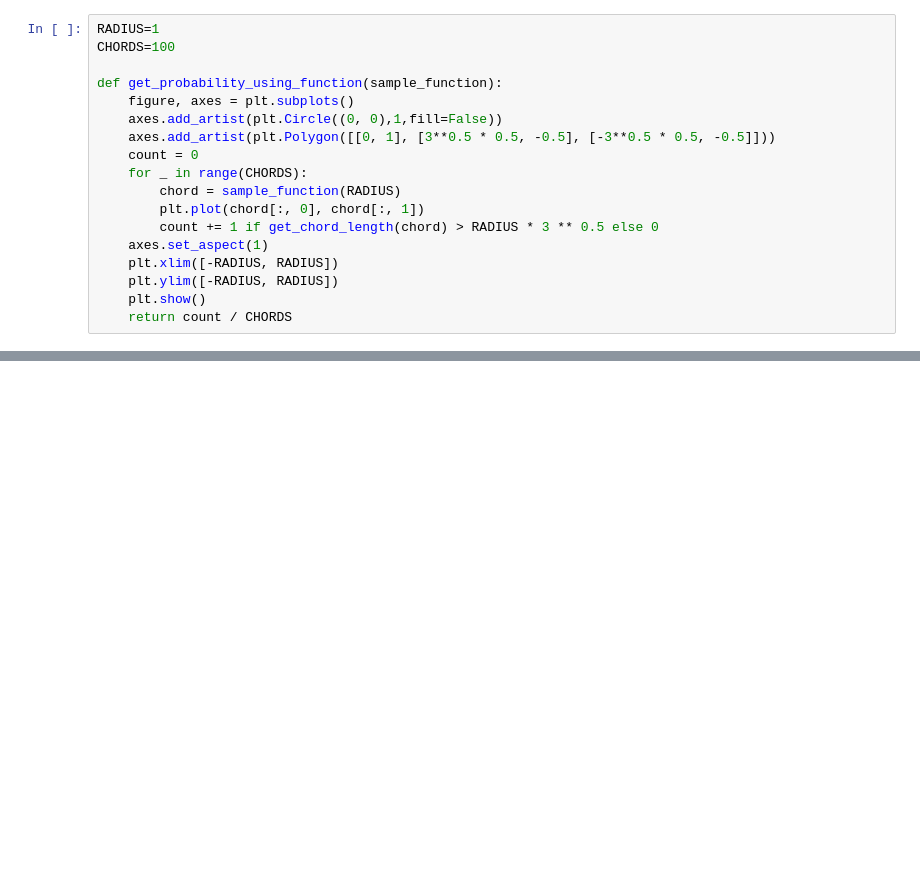
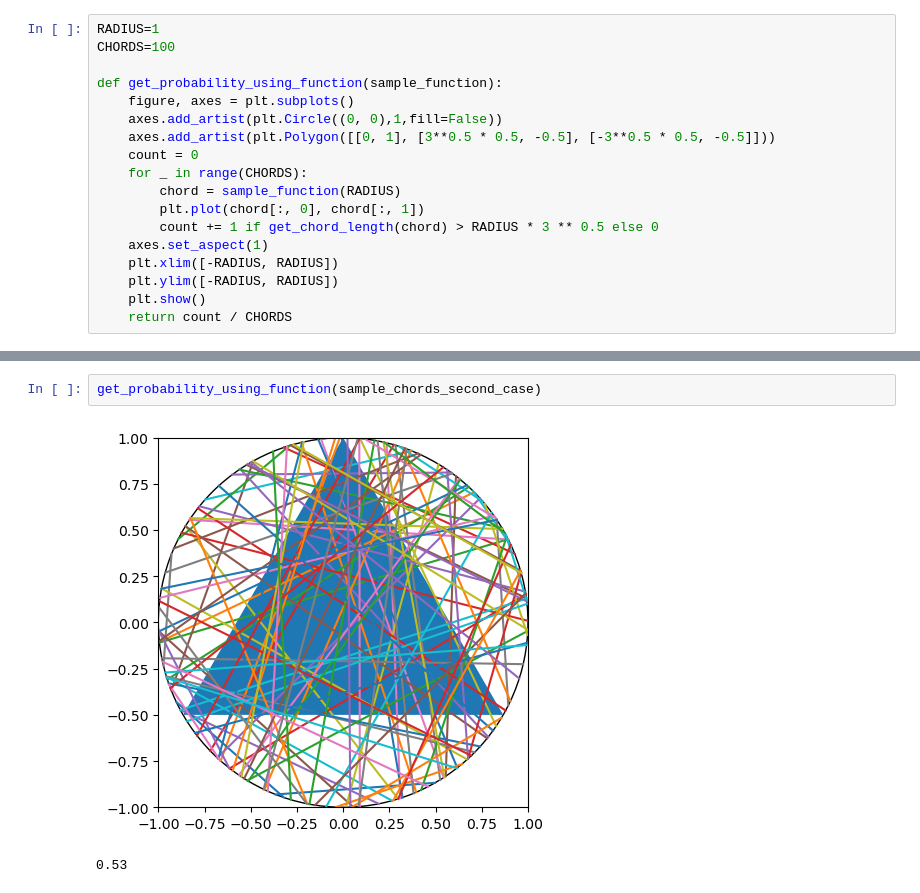
Before and after one commit to georgerapeanu/BBU-Computer-Science, a Jupyter notebook: Semester4/Artificial Intelligence/lab1/AI_lab1.ipynb, the cells around one changed output, grey strips where cells are left out. Cells and saved outputs as stored; diff of their text form; blank space fills up the shorter version.

```diff
--- a/Semester4/Artificial Intelligence/lab1/AI_lab1.ipynb
+++ b/Semester4/Artificial Intelligence/lab1/AI_lab1.ipynb
@@ -416,0 +420,5 @@ get_probability_using_function(sample_chords_third_case)
+# %%
+get_probability_using_function(sample_chords_second_case)
+# %% [output]
+[figure, added]
+0.53
```
Also changed, not shown: parts of 3 cells of this notebook, 2 other files.
